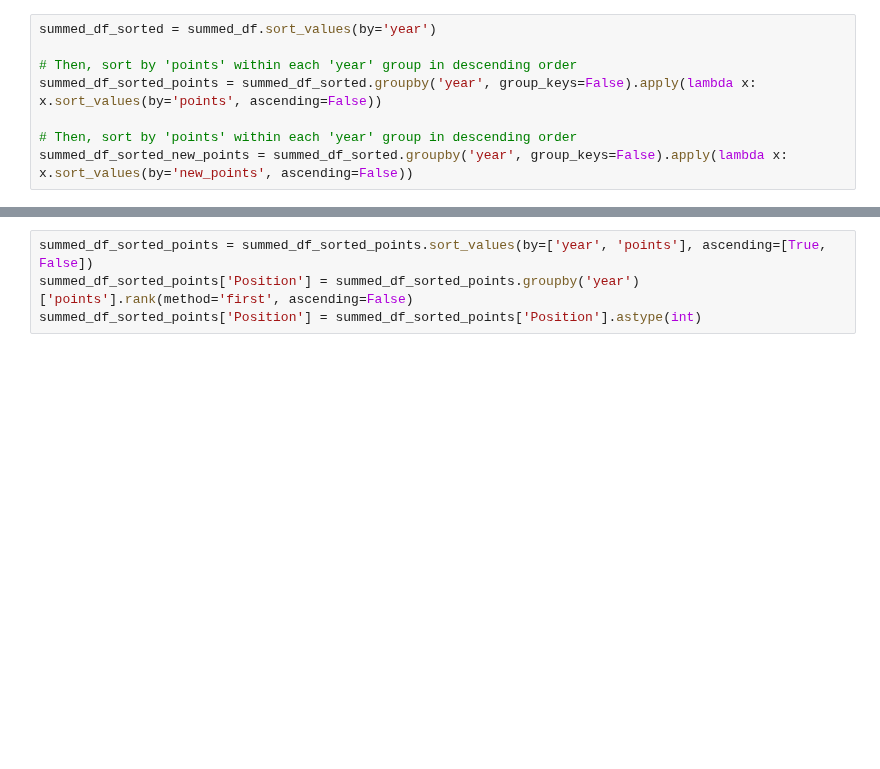
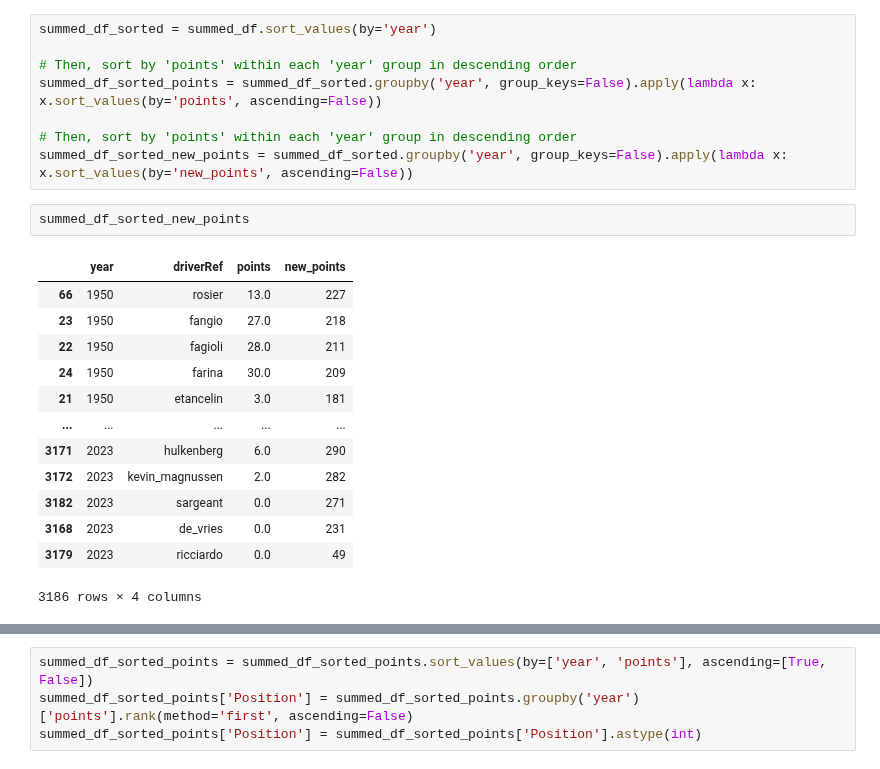
Before and after one commit to Swalke20/DLS_Project, a Jupyter notebook: 5. F1 Mini project/F1_standings.ipynb, the cells around one changed output, grey strips where cells are left out. Saved outputs shown, nothing was run; the diff lists cells and outputs as text; blank space fills up the shorter version.

```diff
--- a/5. F1 Mini project/F1_standings.ipynb
+++ b/5. F1 Mini project/F1_standings.ipynb
@@ -127,6 +127,22 @@ summed_df_sorted_points = summed_df_sorted.groupby('year', group_keys=False).app
 
 # Then, sort by 'points' within each 'year' group in descending order
 summed_df_sorted_new_points = summed_df_sorted.groupby('year', group_keys=False).apply(lambda x: x.sort_values(by='new_points', ascending=False))
+# %%
+summed_df_sorted_new_points
+# %% [output]
+|  | year | driverRef | points | new_points |
+| 66 | 1950 | rosier | 13.0 | 227 |
+| 23 | 1950 | fangio | 27.0 | 218 |
+| 22 | 1950 | fagioli | 28.0 | 211 |
+| 24 | 1950 | farina | 30.0 | 209 |
+| 21 | 1950 | etancelin | 3.0 | 181 |
+| ... | ... | ... | ... | ... |
+| 3171 | 2023 | hulkenberg | 6.0 | 290 |
+| 3172 | 2023 | kevin_magnussen | 2.0 | 282 |
+| 3182 | 2023 | sargeant | 0.0 | 271 |
+| 3168 | 2023 | de_vries | 0.0 | 231 |
+| 3179 | 2023 | ricciardo | 0.0 | 49 |
+3186 rows × 4 columns
 # %%
 summed_df_sorted_points
 # %% [output]
```
Also changed, not shown: parts of 5 cells of this notebook.
